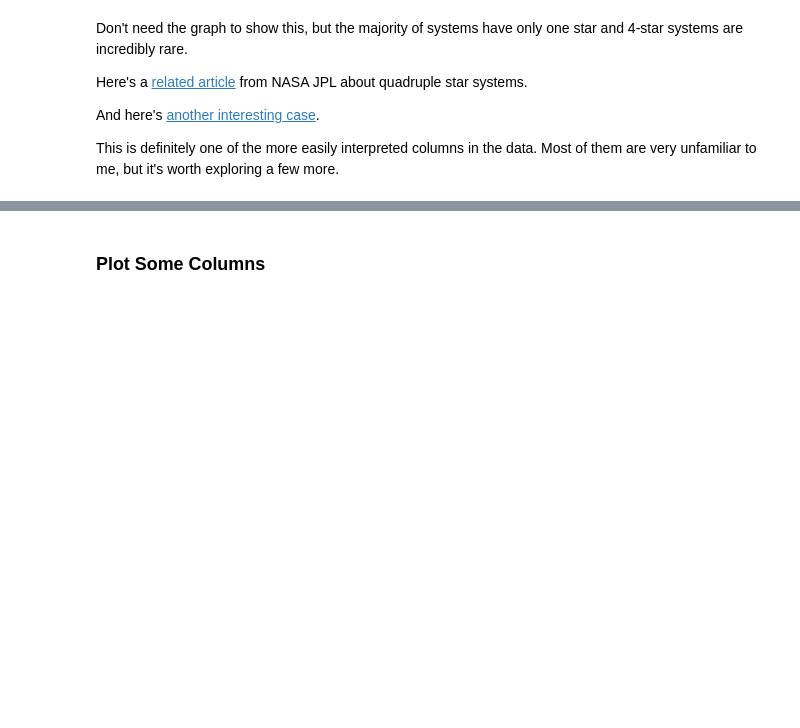
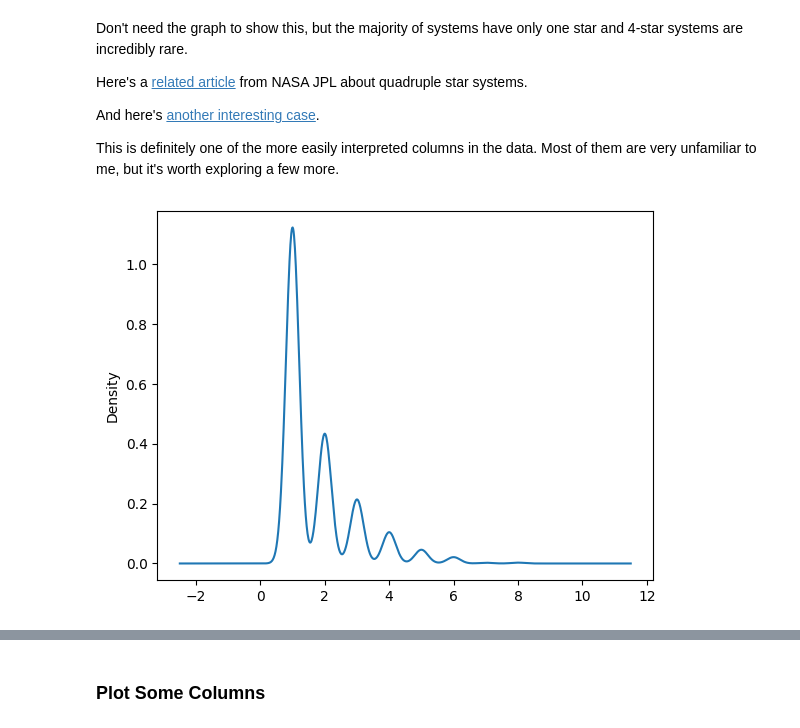
Before and after one commit to stjohnfinn/Aquifer, a Jupyter notebook: k-means_clustering.ipynb, the cells around one changed output, grey strips where cells are left out. Drawn from its saved outputs; the diff is of its cells as text; code cells hidden in the pictures; blank space fills up the shorter version.

```diff
--- a/k-means_clustering.ipynb
+++ b/k-means_clustering.ipynb
@@ -302,3 +301,7 @@ Here's a [related article](https://www.jpl.nasa.gov/news/planet-reared-by-four-p
 And here's [another interesting case](https://exoplanets.nasa.gov/resources/222/kepler-64b-four-star-planet/).
 
 This is definitely one of the more easily interpreted columns in the data. Most of them are very unfamiliar to me, but it's worth exploring a few more.
+# %%
+data['sy_pnum'].plot(kind='kde');
+# %% [output]
+[figure, added]
```
Also changed, not shown: parts of 6 cells of this notebook.
